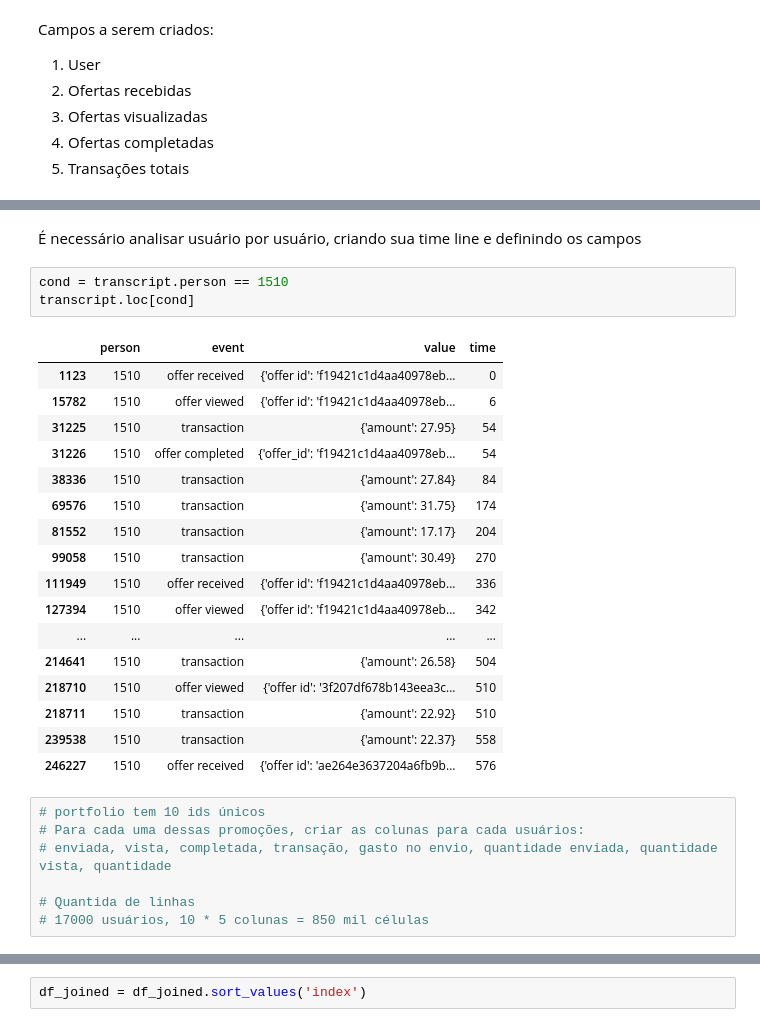
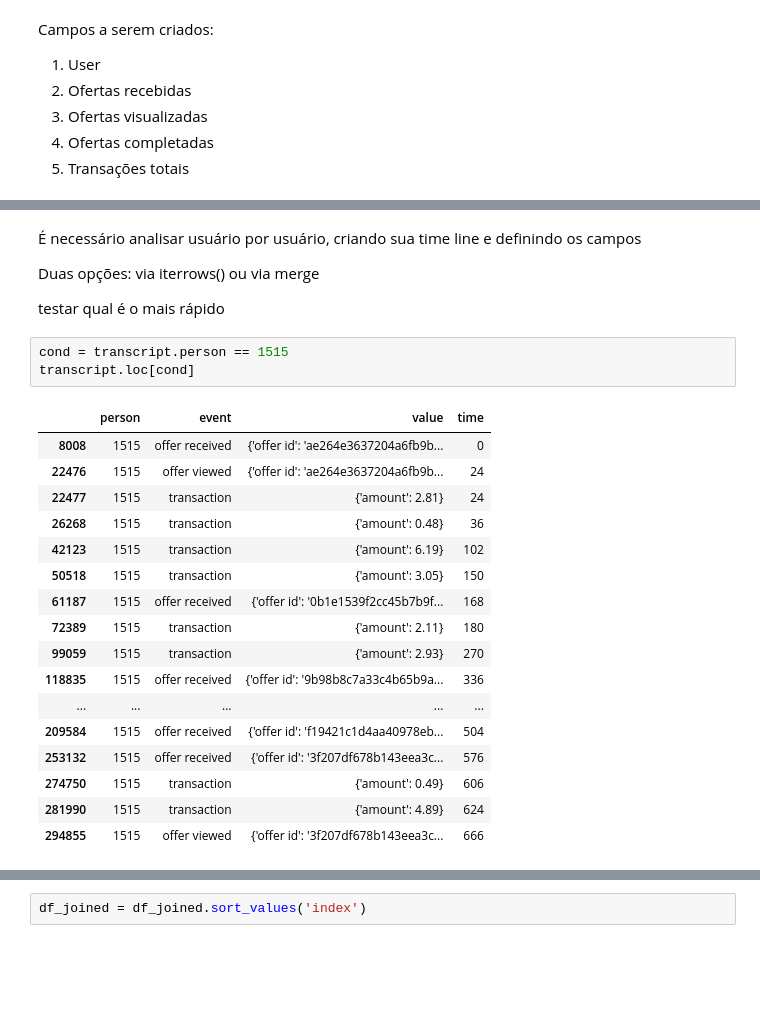
Before and after one commit to IsmaelMiranda11/capstone_project_offer_starbucks, a Jupyter notebook: Explorando os Dados.ipynb, the cells around one changed output, grey strips where cells are left out. Drawn from its saved outputs; the diff is of its cells as text; blank space fills up the shorter version.

```diff
--- a/Explorando os Dados.ipynb
+++ b/Explorando os Dados.ipynb
@@ -202,30 +202,28 @@ Campos a serem criados:
 # %% [markdown]
 É necessário analisar usuário por usuário, criando sua time line e definindo os campos
+
+Duas opções:
+via iterrows() ou via merge
+
+testar qual é o mais rápido
 # %%
-cond = transcript.person == 1510
+cond = transcript.person == 1515
 transcript.loc[cond]
 # %% [output]
 |  | person | event | value | time |
-| 1123 | 1510 | offer received | {'offer id': 'f19421c1d4aa40978eb... | 0 |
-| 15782 | 1510 | offer viewed | {'offer id': 'f19421c1d4aa40978eb... | 6 |
-| 31225 | 1510 | transaction | {'amount': 27.95} | 54 |
-| 31226 | 1510 | offer completed | {'offer_id': 'f19421c1d4aa40978eb... | 54 |
-| 38336 | 1510 | transaction | {'amount': 27.84} | 84 |
-| 69576 | 1510 | transaction | {'amount': 31.75} | 174 |
-| 81552 | 1510 | transaction | {'amount': 17.17} | 204 |
-| 99058 | 1510 | transaction | {'amount': 30.49} | 270 |
-| 111949 | 1510 | offer received | {'offer id': 'f19421c1d4aa40978eb... | 336 |
-| 127394 | 1510 | offer viewed | {'offer id': 'f19421c1d4aa40978eb... | 342 |
+| 8008 | 1515 | offer received | {'offer id': 'ae264e3637204a6fb9b... | 0 |
+| 22476 | 1515 | offer viewed | {'offer id': 'ae264e3637204a6fb9b... | 24 |
+| 22477 | 1515 | transaction | {'amount': 2.81} | 24 |
+| 26268 | 1515 | transaction | {'amount': 0.48} | 36 |
+| 42123 | 1515 | transaction | {'amount': 6.19} | 102 |
+| 50518 | 1515 | transaction | {'amount': 3.05} | 150 |
+| 61187 | 1515 | offer received | {'offer id': '0b1e1539f2cc45b7b9f... | 168 |
+| 72389 | 1515 | transaction | {'amount': 2.11} | 180 |
+| 99059 | 1515 | transaction | {'amount': 2.93} | 270 |
+| 118835 | 1515 | offer received | {'offer id': '9b98b8c7a33c4b65b9a... | 336 |
 | ... | ... | ... | ... | ... |
-| 214641 | 1510 | transaction | {'amount': 26.58} | 504 |
-| 218710 | 1510 | offer viewed | {'offer id': '3f207df678b143eea3c... | 510 |
-| 218711 | 1510 | transaction | {'amount': 22.92} | 510 |
-| 239538 | 1510 | transaction | {'amount': 22.37} | 558 |
-| 246227 | 1510 | offer received | {'offer id': 'ae264e3637204a6fb9b... | 576 |
+| 209584 | 1515 | offer received | {'offer id': 'f19421c1d4aa40978eb... | 504 |
+| 253132 | 1515 | offer received | {'offer id': '3f207df678b143eea3c... | 576 |
+| 274750 | 1515 | transaction | {'amount': 0.49} | 606 |
+| 281990 | 1515 | transaction | {'amount': 4.89} | 624 |
+| 294855 | 1515 | offer viewed | {'offer id': '3f207df678b143eea3c... | 666 |
-# %%
-# portfolio tem 10 ids únicos
-# Para cada uma dessas promoções, criar as colunas para cada usuários:
-# enviada, vista, completada, transação, gasto no envio, quantidade enviada, quantidade vista, quantidade
-
-# Quantida de linhas
-# 17000 usuários, 10 * 5 colunas = 850 mil células
```
Also changed, not shown: parts of 28 cells of this notebook, 2 other files.
